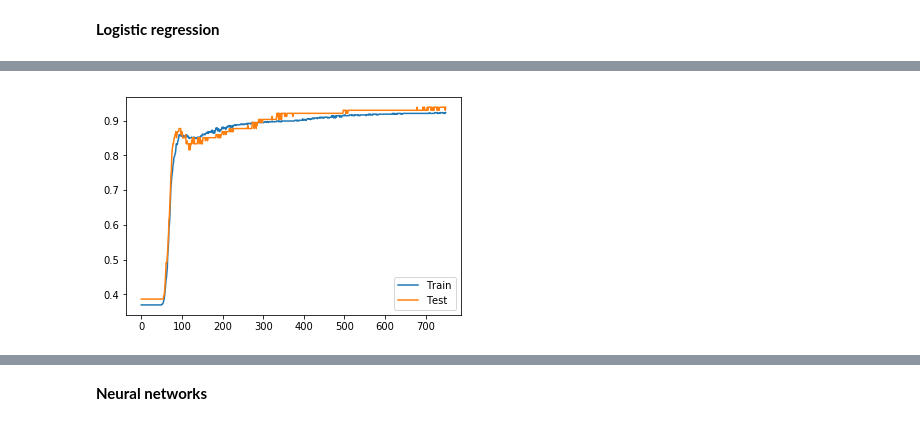
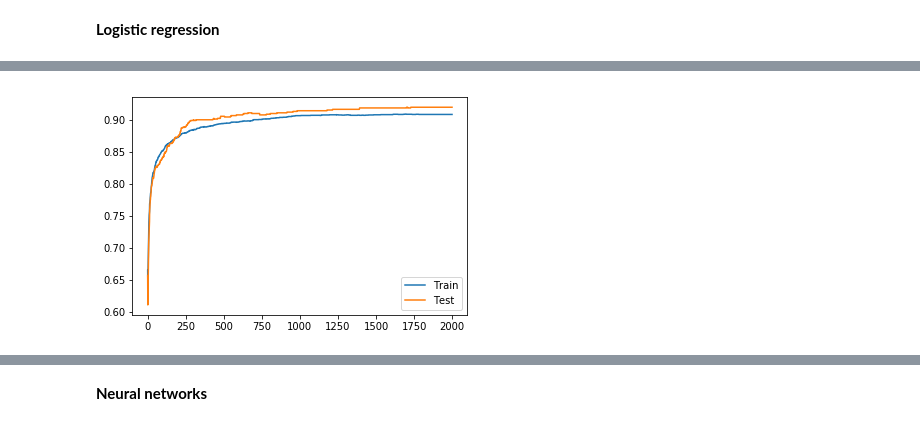
Before and after one commit to AndreySmirdin/ml_introduction, a Jupyter notebook: Task2.ipynb, the cells around one changed output, grey strips where cells are left out. Saved outputs shown, nothing was run; the diff lists cells and outputs as text; code cells hidden in the pictures.

```diff
--- a/Task2.ipynb
+++ b/Task2.ipynb
@@ -171,10 +165,10 @@ draw_accuracy(acc_train, acc_test)
 # %%
 X_spam, y_spam = read_dataset('spam.csv')
 X_spam = scale_data(X_spam)
 
-X_train, X_test, y_train, y_test = train_test_split(X_cancer, y_cancer, test_size=0.2)
-acc_train, acc_test = logistic_regression(X_train, modify_labels(y_train), X_test, modify_labels(y_test))
+X_train, X_test, y_train, y_test = train_test_split(X_spam, y_spam, test_size=0.2)
+acc_train, acc_test = logistic_regression(X_train, modify_labels(y_train), X_test, modify_labels(y_test), epochs=2000, batch_size=50, learning_rate=0.1)
 draw_accuracy(acc_train, acc_test)
 # %% [output]
 [interactive output not drawn]
-[figure, old version]
+[figure, new version]
```
Also changed, not shown: parts of 22 cells of this notebook.
